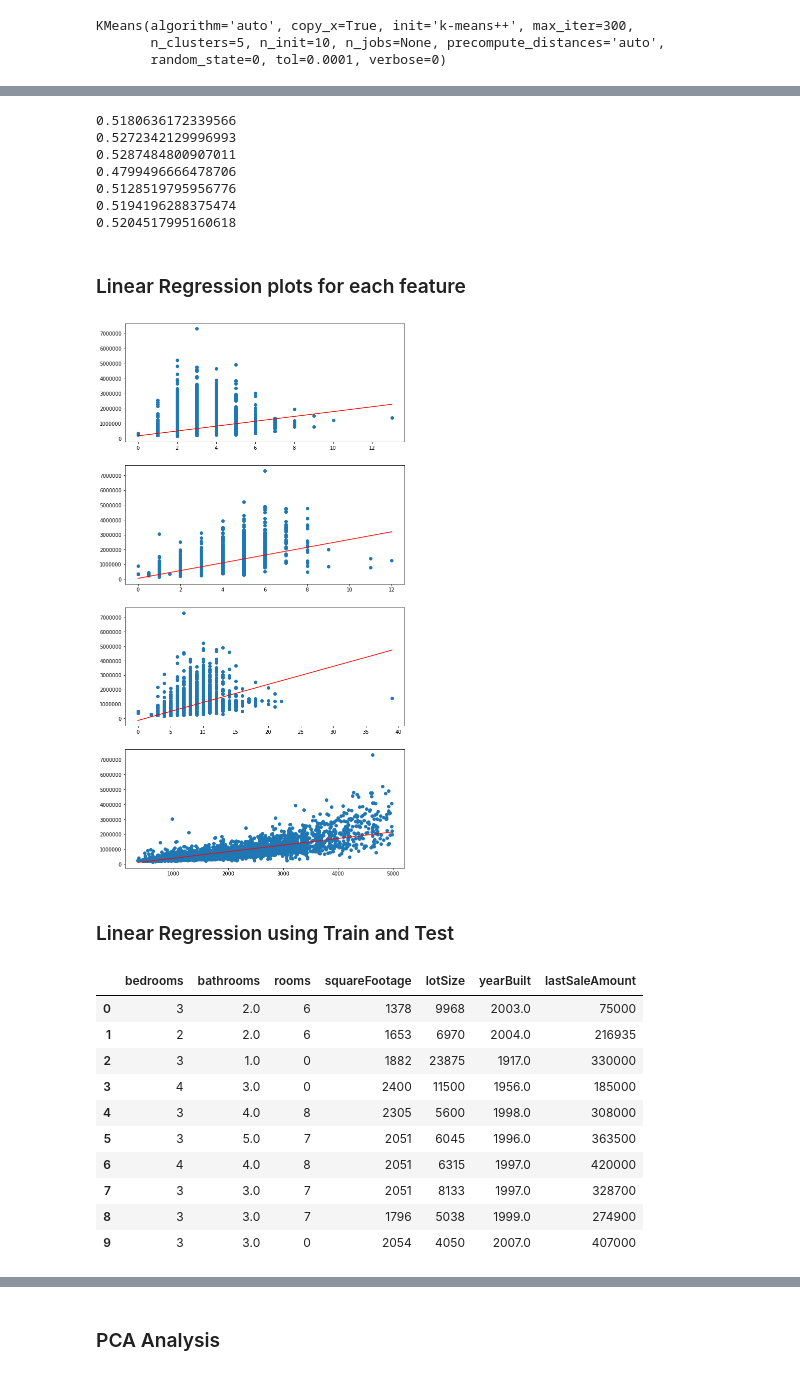
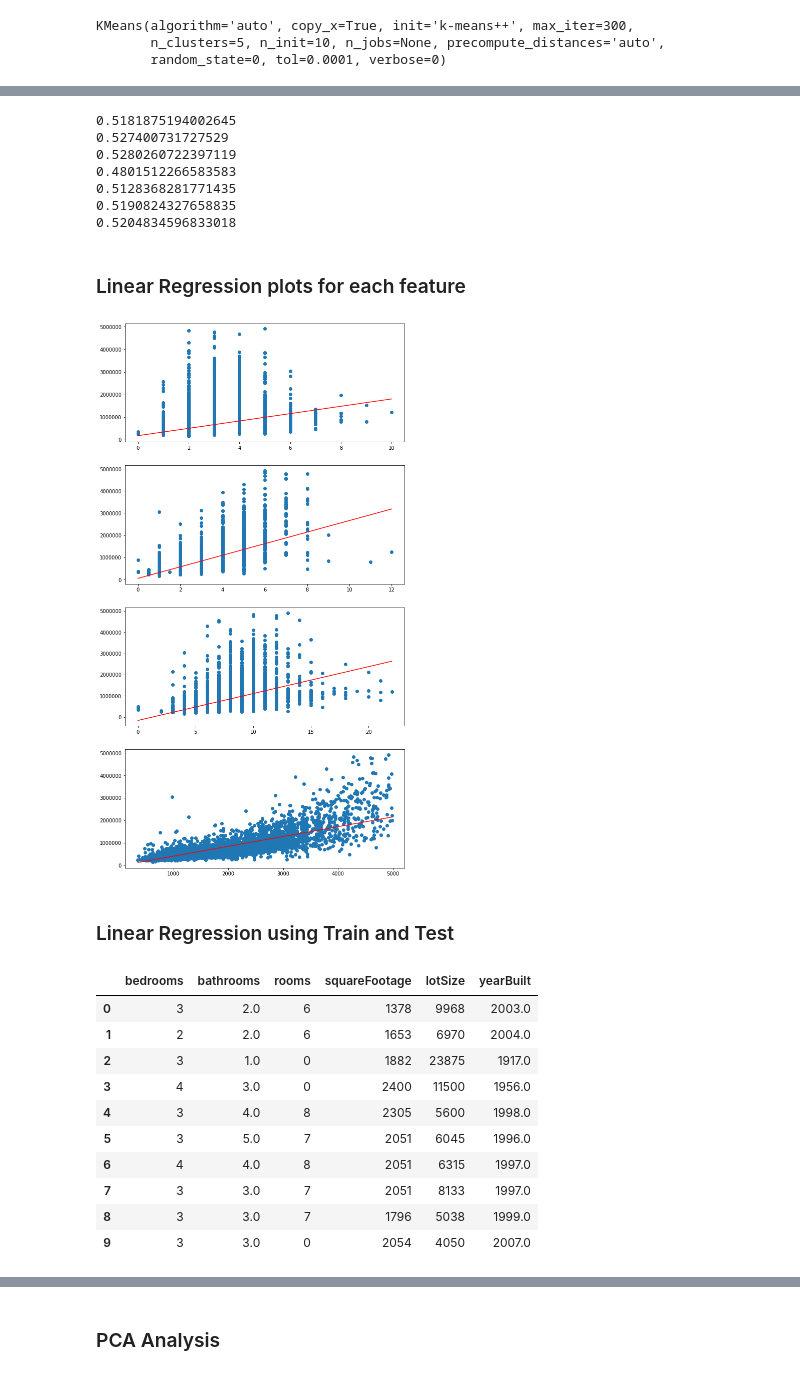
Before and after one commit to dborowski16/predicting-home-prices, a Jupyter notebook: ipynb_notebooks/home_price_nb.ipynb, the cells around one changed output, grey strips where cells are left out. Saved outputs shown, nothing was run; the diff lists cells and outputs as text; code cells hidden in the pictures.

```diff
--- a/ipynb_notebooks/home_price_nb.ipynb
+++ b/ipynb_notebooks/home_price_nb.ipynb
@@ -59,6 +59,8 @@ df.describe()
 ### Reducing number of features in the dataset
 # %%
 df = df[df['squareFootage'] <= 5000]
+df = df[df['rooms'] < 20]
+df = df[df['estimated_value'] < 5000000]
 # %%
 df.info()
 # %% [output]
@@ -163,13 +165,13 @@ for i in range(3,10):
     labels = kmeans.labels_
     print (silhouette_score(X, labels))
 # %% [output]
-0.5180636172339566
-0.5272342129996993
-0.5287484800907011
-0.4799496666478706
-0.5128519795956776
-0.5194196288375474
-0.5204517995160618
+0.5181875194002645
+0.527400731727529
+0.5280260722397119
+0.4801512266583583
+0.5128368281771435
+0.5190824327658835
+0.5204834596833018
 # %% [markdown]
 ### Linear Regression plots for each feature
 # %%
@@ -199,7 +201,7 @@ for i in range (7,11):
     axs[i-7].scatter(y=df.estimated_value, x=df.iloc[:,i])
     axs[i-7].plot([x_min[0], x_max[0]], [y_min[0], y_max[0]], c='red')
 # %% [output]
-[figure, old version]
+[figure, new version]
 # %% [markdown]
 ### Linear Regression using Train and Test
 # %%
@@ -212,18 +214,19 @@ from sklearn.model_selection import train_test_split
 from sklearn.metrics import confusion_matrix
 # %%
 X =df.drop('estimated_value', axis=1)
-X= X[['bedrooms', 'bathrooms',  'rooms', 'squareFootage','lotSize', 'yearBuilt', 'lastSaleAmount']]
+# X= X[['bedrooms', 'bathrooms',  'rooms', 'squareFootage','lotSize', 'yearBuilt', 'lastSaleAmount']]
+X= X[['bedrooms', 'bathrooms',  'rooms', 'squareFootage','lotSize', 'yearBuilt']]
 X.fillna(0, inplace=True)
 X.head(10)
 # %% [output]
-|  | bedrooms | bathrooms | rooms | squareFootage | lotSize | yearBuilt | lastSaleAmount |
-| 0 | 3 | 2.0 | 6 | 1378 | 9968 | 2003.0 | 75000 |
-| 1 | 2 | 2.0 | 6 | 1653 | 6970 | 2004.0 | 216935 |
-| 2 | 3 | 1.0 | 0 | 1882 | 23875 | 1917.0 | 330000 |
-| 3 | 4 | 3.0 | 0 | 2400 | 11500 | 1956.0 | 185000 |
-| 4 | 3 | 4.0 | 8 | 2305 | 5600 | 1998.0 | 308000 |
-| 5 | 3 | 5.0 | 7 | 2051 | 6045 | 1996.0 | 363500 |
-| 6 | 4 | 4.0 | 8 | 2051 | 6315 | 1997.0 | 420000 |
-| 7 | 3 | 3.0 | 7 | 2051 | 8133 | 1997.0 | 328700 |
-| 8 | 3 | 3.0 | 7 | 1796 | 5038 | 1999.0 | 274900 |
-| 9 | 3 | 3.0 | 0 | 2054 | 4050 | 2007.0 | 407000 |
+|  | bedrooms | bathrooms | rooms | squareFootage | lotSize | yearBuilt |
+| 0 | 3 | 2.0 | 6 | 1378 | 9968 | 2003.0 |
+| 1 | 2 | 2.0 | 6 | 1653 | 6970 | 2004.0 |
+| 2 | 3 | 1.0 | 0 | 1882 | 23875 | 1917.0 |
+| 3 | 4 | 3.0 | 0 | 2400 | 11500 | 1956.0 |
+| 4 | 3 | 4.0 | 8 | 2305 | 5600 | 1998.0 |
+| 5 | 3 | 5.0 | 7 | 2051 | 6045 | 1996.0 |
+| 6 | 4 | 4.0 | 8 | 2051 | 6315 | 1997.0 |
+| 7 | 3 | 3.0 | 7 | 2051 | 8133 | 1997.0 |
+| 8 | 3 | 3.0 | 7 | 1796 | 5038 | 1999.0 |
+| 9 | 3 | 3.0 | 0 | 2054 | 4050 | 2007.0 |
```
Also changed, not shown: parts of 29 cells of this notebook, 1 other file.
